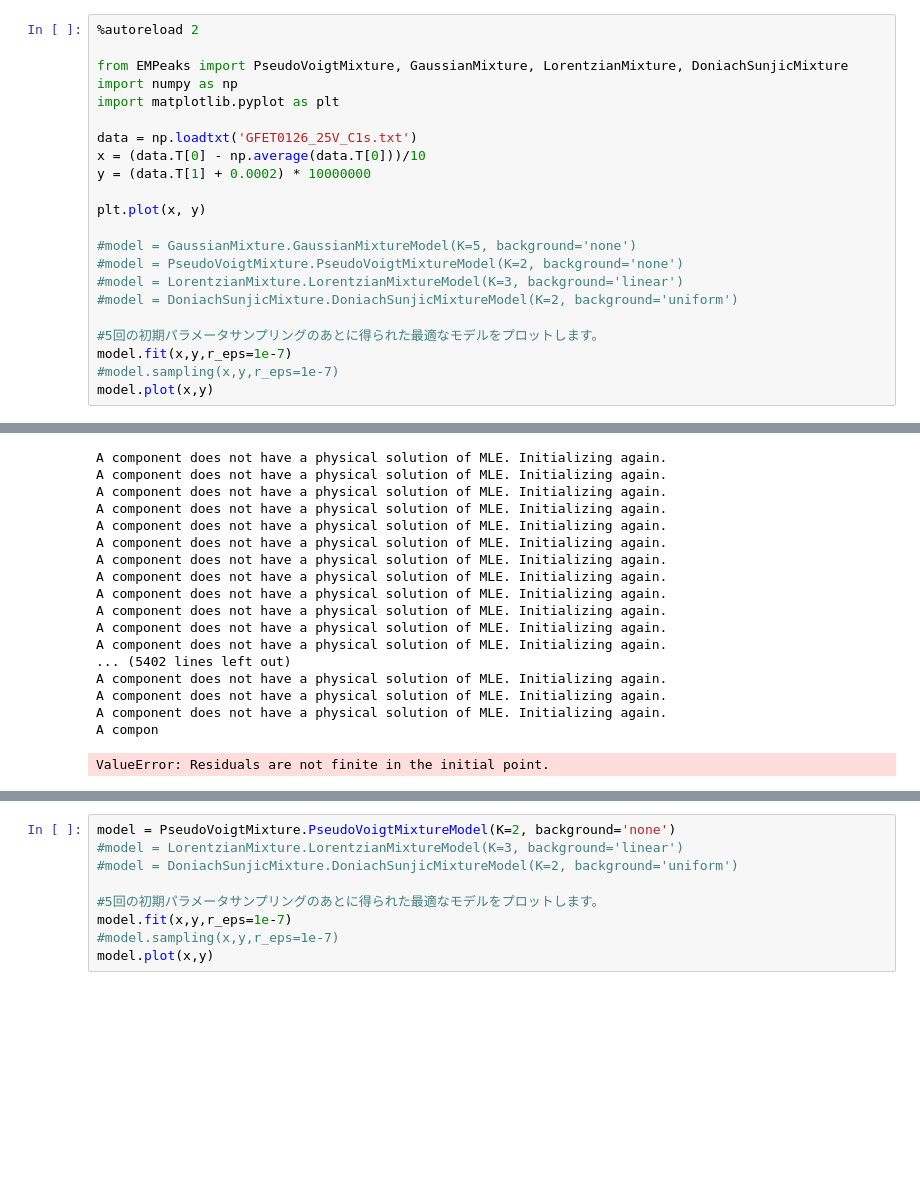
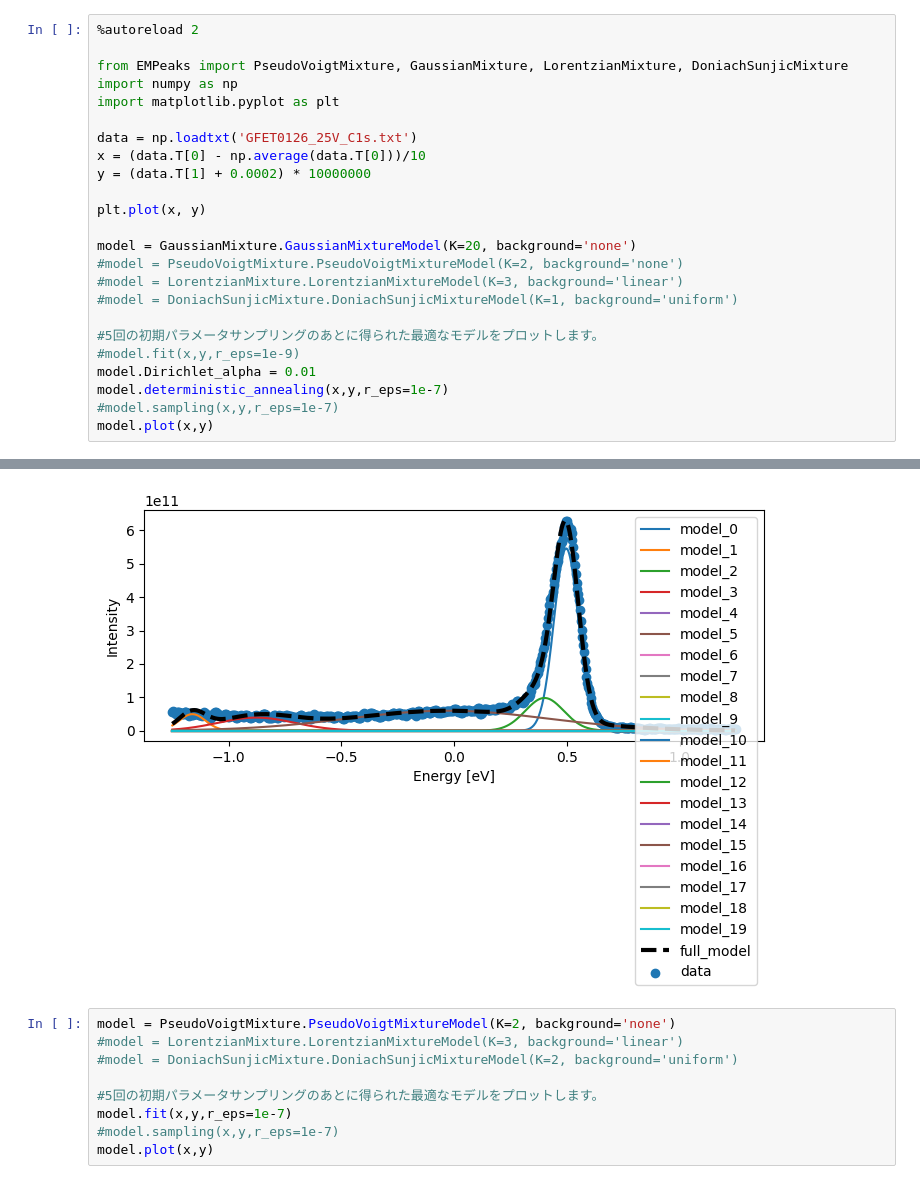
Before and after one commit to yasunobu-ando/EMPeaks, a Jupyter notebook: debug.ipynb, the cells around one changed output, grey strips where cells are left out. Drawn from its saved outputs; the diff is of its cells as text; blank space fills up the shorter version.

Commit message:
1_Update README file to support version 2.2.x including deterministic annealing and TSDC mixture mod 2_slightly changed deterministic annealing method.

```diff
--- a/debug.ipynb
+++ b/debug.ipynb
@@ -16,13 +13,15 @@ y = (data.T[1] + 0.0002) * 10000000
 
 plt.plot(x, y)
 
-#model = GaussianMixture.GaussianMixtureModel(K=5, background='none')
+model = GaussianMixture.GaussianMixtureModel(K=20, background='none')
 #model = PseudoVoigtMixture.PseudoVoigtMixtureModel(K=2, background='none')
 #model = LorentzianMixture.LorentzianMixtureModel(K=3, background='linear')
-#model = DoniachSunjicMixture.DoniachSunjicMixtureModel(K=2, background='uniform')
+#model = DoniachSunjicMixture.DoniachSunjicMixtureModel(K=1, background='uniform')
 
 #5回の初期パラメータサンプリングのあとに得られた最適なモデルをプロットします。
-model.fit(x,y,r_eps=1e-7)
+#model.fit(x,y,r_eps=1e-9)
+model.Dirichlet_alpha = 0.01
+model.deterministic_annealing(x,y,r_eps=1e-7)
 #model.sampling(x,y,r_eps=1e-7)
 model.plot(x,y)
 # %% [output]
@@ -46,22 +45,5 @@ A component does not have a physical solution of MLE. Initializing again.
-A component does not have a physical solution of MLE. Initializing again.
-A component does not have a physical solution of MLE. Initializing again.
-A component does not have a physical solution of MLE. Initializing again.
-A component does not have a physical solution of MLE. Initializing again.
-A component does not have a physical solution of MLE. Initializing again.
-A component does not have a physical solution of MLE. Initializing again.
-A component does not have a physical solution of MLE. Initializing again.
-A component does not have a physical solution of MLE. Initializing again.
-A component does not have a physical solution of MLE. Initializing again.
-A component does not have a physical solution of MLE. Initializing again.
-A component does not have a physical solution of MLE. Initializing again.
-A component does not have a physical solution of MLE. Initializing again.
-... (5402 lines left out)
-A component does not have a physical solution of MLE. Initializing again.
-A component does not have a physical solution of MLE. Initializing again.
-A component does not have a physical solution of MLE. Initializing again.
-A compon
-ValueError: Residuals are not finite in the initial point.
 [figure]
+[figure, added]
 # %%
 model = PseudoVoigtMixture.PseudoVoigtMixtureModel(K=2, background='none')
 #model = LorentzianMixture.LorentzianMixtureModel(K=3, background='linear')
```
Also changed, not shown: parts of 2 cells of this notebook, 2 other files.
